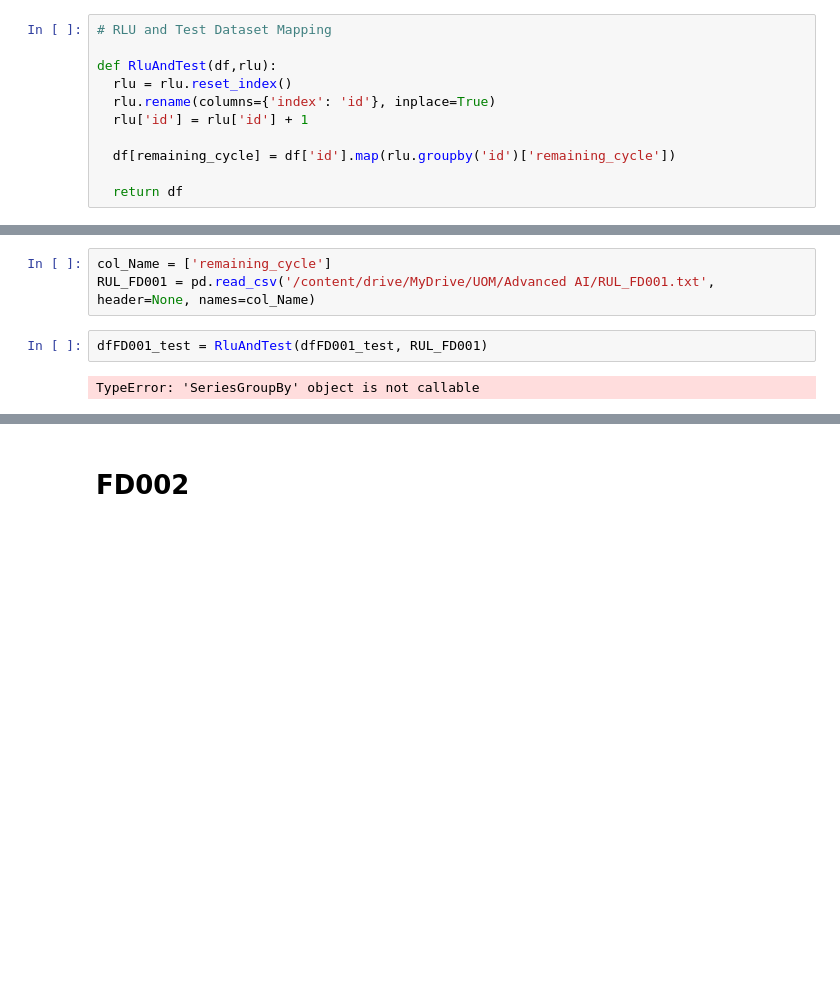
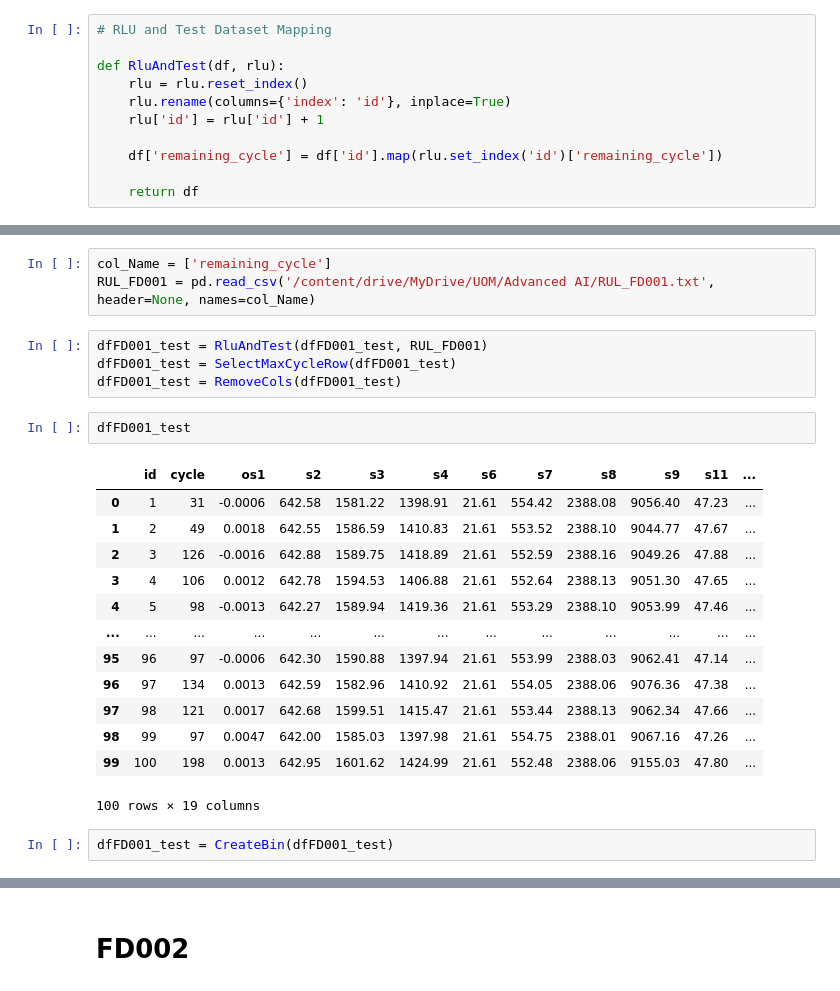
Before and after one commit to Anupazen/Advance-AI, a Jupyter notebook: Advanced_AI.ipynb, the cells around one changed output, grey strips where cells are left out. Saved outputs shown, nothing was run; the diff lists cells and outputs as text; blank space fills up the shorter version.

```diff
--- a/Advanced_AI.ipynb
+++ b/Advanced_AI.ipynb
@@ -66,14 +70,14 @@ def SelectMaxCycleRow(df):
 # %%
 # RLU and Test Dataset Mapping
 
-def RluAndTest(df,rlu):
-  rlu = rlu.reset_index()
-  rlu.rename(columns={'index': 'id'}, inplace=True)
-  rlu['id'] = rlu['id'] + 1
+def RluAndTest(df, rlu):
+    rlu = rlu.reset_index()
+    rlu.rename(columns={'index': 'id'}, inplace=True)
+    rlu['id'] = rlu['id'] + 1
 
-  df[remaining_cycle] = df['id'].map(rlu.groupby('id')['remaining_cycle'])
+    df['remaining_cycle'] = df['id'].map(rlu.set_index('id')['remaining_cycle'])
 
-  return df
+    return df
 # %% [markdown]
 # FD001
 # %%
@@ -176,5 +122,23 @@ col_Name = ['remaining_cycle']
 RUL_FD001 = pd.read_csv('/content/drive/MyDrive/UOM/Advanced AI/RUL_FD001.txt', header=None, names=col_Name)
 # %%
 dfFD001_test = RluAndTest(dfFD001_test, RUL_FD001)
+dfFD001_test = SelectMaxCycleRow(dfFD001_test)
+dfFD001_test = RemoveCols(dfFD001_test)
-# %% [output]
-TypeError: 'SeriesGroupBy' object is not callable
+# %%
+dfFD001_test
+# %% [output]
+|  | id | cycle | os1 | s2 | s3 | s4 | s6 | s7 | s8 | s9 | s11 | ... |
+| 0 | 1 | 31 | -0.0006 | 642.58 | 1581.22 | 1398.91 | 21.61 | 554.42 | 2388.08 | 9056.40 | 47.23 | ... |
+| 1 | 2 | 49 | 0.0018 | 642.55 | 1586.59 | 1410.83 | 21.61 | 553.52 | 2388.10 | 9044.77 | 47.67 | ... |
+| 2 | 3 | 126 | -0.0016 | 642.88 | 1589.75 | 1418.89 | 21.61 | 552.59 | 2388.16 | 9049.26 | 47.88 | ... |
+| 3 | 4 | 106 | 0.0012 | 642.78 | 1594.53 | 1406.88 | 21.61 | 552.64 | 2388.13 | 9051.30 | 47.65 | ... |
+| 4 | 5 | 98 | -0.0013 | 642.27 | 1589.94 | 1419.36 | 21.61 | 553.29 | 2388.10 | 9053.99 | 47.46 | ... |
+| ... | ... | ... | ... | ... | ... | ... | ... | ... | ... | ... | ... | ... |
+| 95 | 96 | 97 | -0.0006 | 642.30 | 1590.88 | 1397.94 | 21.61 | 553.99 | 2388.03 | 9062.41 | 47.14 | ... |
+| 96 | 97 | 134 | 0.0013 | 642.59 | 1582.96 | 1410.92 | 21.61 | 554.05 | 2388.06 | 9076.36 | 47.38 | ... |
+| 97 | 98 | 121 | 0.0017 | 642.68 | 1599.51 | 1415.47 | 21.61 | 553.44 | 2388.13 | 9062.34 | 47.66 | ... |
+| 98 | 99 | 97 | 0.0047 | 642.00 | 1585.03 | 1397.98 | 21.61 | 554.75 | 2388.01 | 9067.16 | 47.26 | ... |
+| 99 | 100 | 198 | 0.0013 | 642.95 | 1601.62 | 1424.99 | 21.61 | 552.48 | 2388.06 | 9155.03 | 47.80 | ... |
+100 rows × 19 columns
+# %%
+dfFD001_test = CreateBin(dfFD001_test)
```
Also changed, not shown: parts of 10 cells of this notebook.
